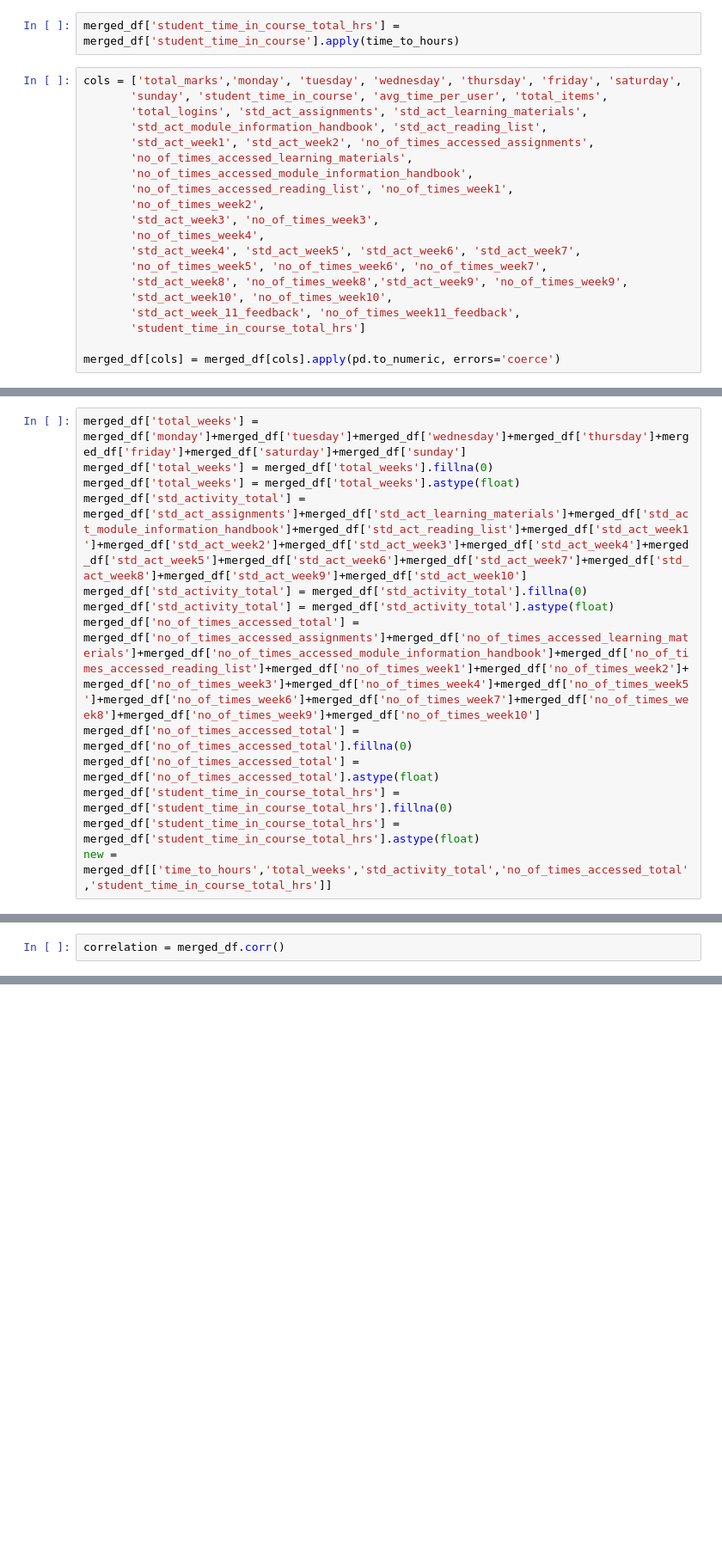
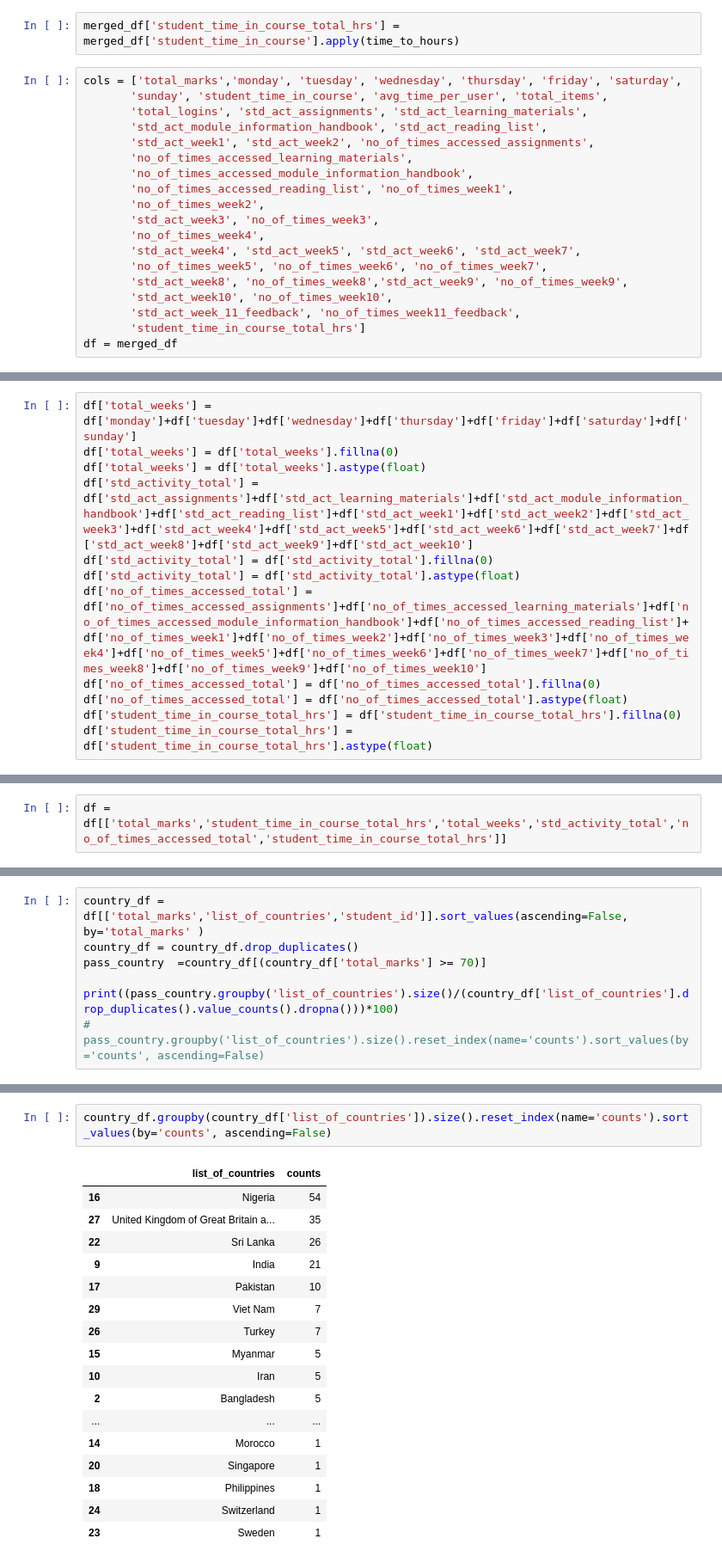
Before and after one commit to tjgusshy/UWE_Brsitol_IGP_Project, a Jupyter notebook: python_folder/eda.ipynb, the cells around one changed output, grey strips where cells are left out. Shown at 86% size. Drawn from its saved outputs; the diff is of its cells as text; blank space fills up the shorter version.

```diff
--- a/python_folder/eda.ipynb
+++ b/python_folder/eda.ipynb
@@ -843,6 +843,5 @@ cols = ['total_marks','monday', 'tuesday', 'wednesday', 'thursday', 'friday', 's
        'std_act_week10', 'no_of_times_week10',
        'std_act_week_11_feedback', 'no_of_times_week11_feedback',
        'student_time_in_course_total_hrs']
-
-merged_df[cols] = merged_df[cols].apply(pd.to_numeric, errors='coerce')
+df = merged_df
 # %%
@@ -868,13 +850,12 @@ Index(['total_marks', 'list_of_countries',
 # %%
-merged_df['total_weeks'] = merged_df['monday']+merged_df['tuesday']+merged_df['wednesday']+merged_df['thursday']+merged_df['friday']+merged_df['saturday']+merged_df['sunday']
-merged_df['total_weeks'] = merged_df['total_weeks'].fillna(0)
-merged_df['total_weeks'] = merged_df['total_weeks'].astype(float)
-merged_df['std_activity_total'] = merged_df['std_act_assignments']+merged_df['std_act_learning_materials']+merged_df['std_act_module_information_handbook']+merged_df['std_act_reading_list']+merged_df['std_act_week1']+merged_df['std_act_week2']+merged_df['std_act_week3']+merged_df['std_act_week4']+merged_df['std_act_week5']+merged_df['std_act_week6']+merged_df['std_act_week7']+merged_df['std_act_week8']+merged_df['std_act_week9']+merged_df['std_act_week10']
-merged_df['std_activity_total'] = merged_df['std_activity_total'].fillna(0)
-merged_df['std_activity_total'] = merged_df['std_activity_total'].astype(float)
-merged_df['no_of_times_accessed_total'] = merged_df['no_of_times_accessed_assignments']+merged_df['no_of_times_accessed_learning_materials']+merged_df['no_of_times_accessed_module_information_handbook']+merged_df['no_of_times_accessed_reading_list']+merged_df['no_of_times_week1']+merged_df['no_of_times_week2']+merged_df['no_of_times_week3']+merged_df['no_of_times_week4']+merged_df['no_of_times_week5']+merged_df['no_of_times_week6']+merged_df['no_of_times_week7']+merged_df['no_of_times_week8']+merged_df['no_of_times_week9']+merged_df['no_of_times_week10']
-merged_df['no_of_times_accessed_total'] = merged_df['no_of_times_accessed_total'].fillna(0)
-merged_df['no_of_times_accessed_total'] = merged_df['no_of_times_accessed_total'].astype(float)
-merged_df['student_time_in_course_total_hrs'] = merged_df['student_time_in_course_total_hrs'].fillna(0)
-merged_df['student_time_in_course_total_hrs'] = merged_df['student_time_in_course_total_hrs'].astype(float)
-new = merged_df[['time_to_hours','total_weeks','std_activity_total','no_of_times_accessed_total','student_time_in_course_total_hrs']]
+df['total_weeks'] = df['monday']+df['tuesday']+df['wednesday']+df['thursday']+df['friday']+df['saturday']+df['sunday']
+df['total_weeks'] = df['total_weeks'].fillna(0)
+df['total_weeks'] = df['total_weeks'].astype(float)
+df['std_activity_total'] = df['std_act_assignments']+df['std_act_learning_materials']+df['std_act_module_information_handbook']+df['std_act_reading_list']+df['std_act_week1']+df['std_act_week2']+df['std_act_week3']+df['std_act_week4']+df['std_act_week5']+df['std_act_week6']+df['std_act_week7']+df['std_act_week8']+df['std_act_week9']+df['std_act_week10']
+df['std_activity_total'] = df['std_activity_total'].fillna(0)
+df['std_activity_total'] = df['std_activity_total'].astype(float)
+df['no_of_times_accessed_total'] = df['no_of_times_accessed_assignments']+df['no_of_times_accessed_learning_materials']+df['no_of_times_accessed_module_information_handbook']+df['no_of_times_accessed_reading_list']+df['no_of_times_week1']+df['no_of_times_week2']+df['no_of_times_week3']+df['no_of_times_week4']+df['no_of_times_week5']+df['no_of_times_week6']+df['no_of_times_week7']+df['no_of_times_week8']+df['no_of_times_week9']+df['no_of_times_week10']
+df['no_of_times_accessed_total'] = df['no_of_times_accessed_total'].fillna(0)
+df['no_of_times_accessed_total'] = df['no_of_times_accessed_total'].astype(float)
+df['student_time_in_course_total_hrs'] = df['student_time_in_course_total_hrs'].fillna(0)
+df['student_time_in_course_total_hrs'] = df['student_time_in_course_total_hrs'].astype(float)
@@ -883,2 +862,2 @@ TypeError: unsupported operand type(s) for +: 'float' and 'str'
 # %%
-correlation = merged_df.corr()
+df = df[['total_marks','student_time_in_course_total_hrs','total_weeks','std_activity_total','no_of_times_accessed_total','student_time_in_course_total_hrs']]
@@ -884,0 +886,7 @@ correlation = merged_df.corr()
+# %%
+country_df = df[['total_marks','list_of_countries','student_id']].sort_values(ascending=False, by='total_marks' )
+country_df = country_df.drop_duplicates()
+pass_country  =country_df[(country_df['total_marks'] >= 70)]
+
+print((pass_country.groupby('list_of_countries').size()/(country_df['list_of_countries'].drop_duplicates().value_counts().dropna()))*100)
+# pass_country.groupby('list_of_countries').size().reset_index(name='counts').sort_values(by='counts', ascending=False)
@@ -884,0 +911,20 @@ correlation = merged_df.corr()
+# %%
+country_df.groupby(country_df['list_of_countries']).size().reset_index(name='counts').sort_values(by='counts', ascending=False)
+# %% [output]
+|  | list_of_countries | counts |
+| 16 | Nigeria | 54 |
+| 27 | United Kingdom of Great Britain a... | 35 |
+| 22 | Sri Lanka | 26 |
+| 9 | India | 21 |
+| 17 | Pakistan | 10 |
+| 29 | Viet Nam | 7 |
+| 26 | Turkey | 7 |
+| 15 | Myanmar | 5 |
+| 10 | Iran | 5 |
+| 2 | Bangladesh | 5 |
+| ... | ... | ... |
+| 14 | Morocco | 1 |
+| 20 | Singapore | 1 |
+| 18 | Philippines | 1 |
+| 24 | Switzerland | 1 |
+| 23 | Sweden | 1 |
```
Also changed, not shown: parts of 9 cells of this notebook, 2 other files.
